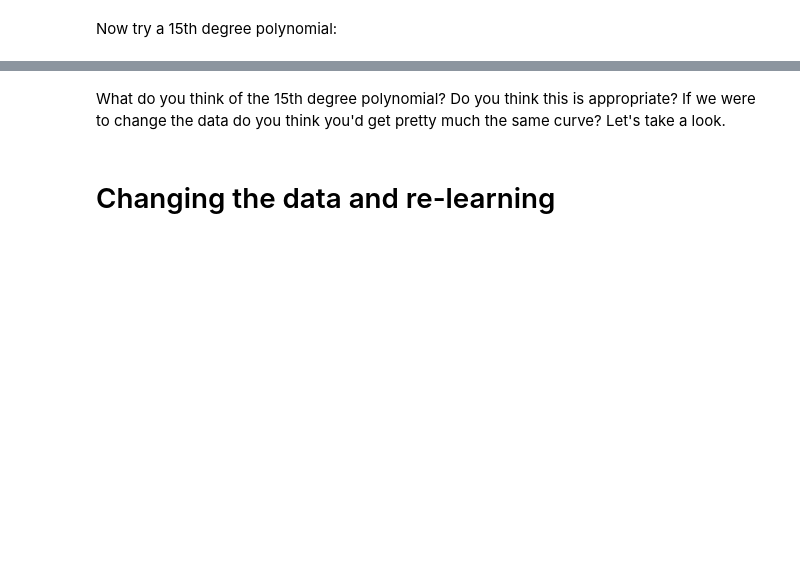
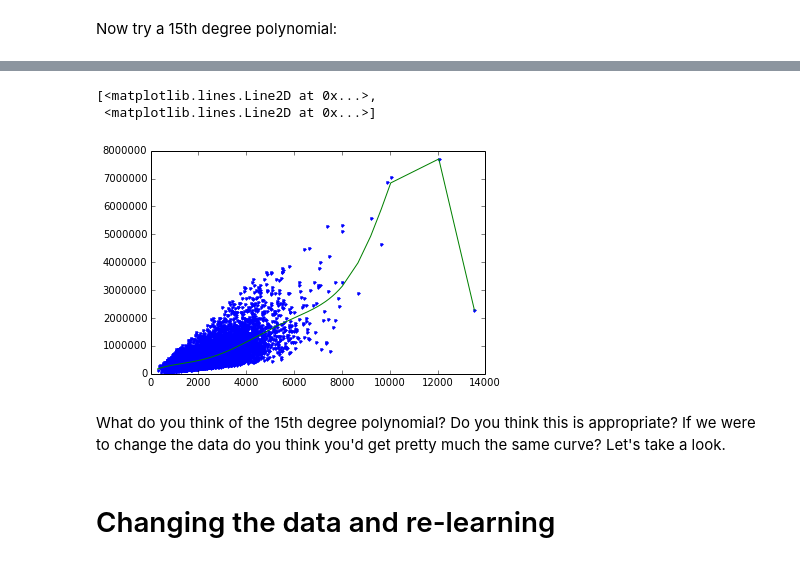
Before and after one commit to danielcs88/courseraMLspecialization, a Jupyter notebook: Regression/Mike's week-3-polynomial-regression-assignment.ipynb, the cells around one changed output, grey strips where cells are left out. Drawn from its saved outputs; the diff is of its cells as text; code cells hidden in the pictures; blank space fills up the shorter version.

```diff
--- a/Regression/Mike's week-3-polynomial-regression-assignment.ipynb
+++ b/Regression/Mike's week-3-polynomial-regression-assignment.ipynb
@@ -127,2 +217,7 @@ The resulting model looks like half a parabola. Try on your own to see what the
 # %% [markdown]
 Now try a 15th degree polynomial:
+# %%
+poly15_data = polynomial_sframe(sales['sqft_living'], 15)
+my_features = poly15_data.column_names() # get the name of the features
+poly15_data['price'] = sales['price'] # add price to the data since it's the target
+model15 = graphlab.linear_regression.create(poly15_data, target = 'price', features = my_features, validation_set = None)
@@ -129,3 +260,10 @@ Now try a 15th degree polynomial:
+# %%
+plt.plot(poly15_data['power_1'],poly15_data['price'],'.',
+        poly15_data['power_1'], model15.predict(poly15_data),'-')
+# %% [output]
+[<matplotlib.lines.Line2D at 0x...>,
+ <matplotlib.lines.Line2D at 0x...>]
+[figure, added]
 # %% [markdown]
 What do you think of the 15th degree polynomial? Do you think this is appropriate? If we were to change the data do you think you'd get pretty much the same curve? Let's take a look.
 # %% [markdown]
```
Also changed, not shown: parts of 19 cells of this notebook.
